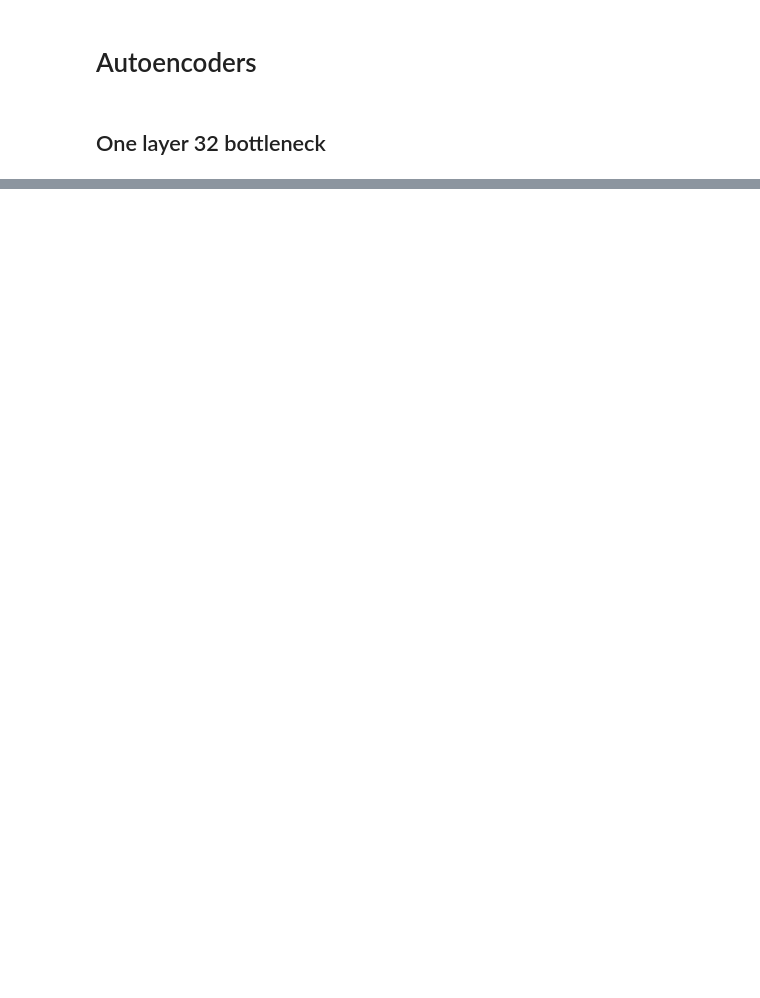
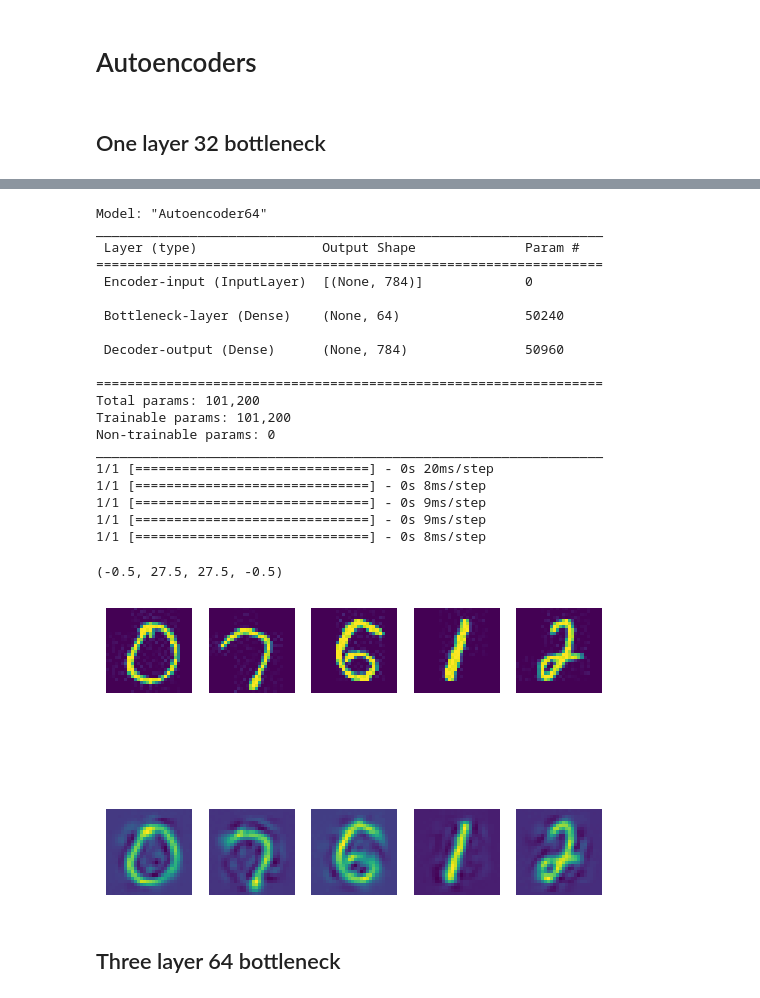
Before and after one commit to imraunav/Deep-Learning-and-Applications, a Jupyter notebook: ProgrammingAssignment4/result_analysis.ipynb, the cells around one changed output, grey strips where cells are left out. Cells and saved outputs as stored; diff of their text form; code cells hidden in the pictures; blank space fills up the shorter version.

```diff
--- a/ProgrammingAssignment4/result_analysis.ipynb
+++ b/ProgrammingAssignment4/result_analysis.ipynb
@@ -269,0 +486,77 @@ plt.axis('off')
+# %%
+model = load_model("./autoencoder_models/autoencoder_1layer_64.h5")
+# %%
+model.summary()
+
+plt.figure()
+plt.subplot(2,5,1)
+# plt.title("Original")
+plt.imshow(class1.reshape((28,28)))
+plt.axis('off')
+
+plt.subplot(2,5,2)
+plt.imshow(class2.reshape((28,28)))
+plt.axis('off')
+
+plt.subplot(2,5,3)
+plt.imshow(class3.reshape((28,28)))
+plt.axis('off')
+
+plt.subplot(2,5,4)
+plt.imshow(class4.reshape((28,28)))
+plt.axis('off')
+
+plt.subplot(2,5,5)
+plt.imshow(class5.reshape((28,28)))
+plt.axis('off')
+
+plt.subplot(2,5,6)
+# plt.title("Original")
+recon_class1 = model.predict(class1.reshape((1, -1)))
+plt.imshow(recon_class1.reshape((28,28)))
+plt.axis('off')
+
+plt.subplot(2,5,7)
+recon_class2 = model.predict(class2.reshape((1, -1)))
+plt.imshow(recon_class2.reshape((28,28)))
+plt.axis('off')
+
+plt.subplot(2,5,8)
+recon_class3 = model.predict(class3.reshape((1, -1)))
+plt.imshow(recon_class3.reshape((28,28)))
+plt.axis('off')
+
+plt.subplot(2,5,9)
+recon_class4 = model.predict(class4.reshape((1, -1)))
+plt.imshow(recon_class4.reshape((28,28)))
+plt.axis('off')
+
+plt.subplot(2,5,10)
+recon_class5 = model.predict(class5.reshape((1, -1)))
+plt.imshow(recon_class5.reshape((28,28)))
+plt.axis('off')
+# %% [output]
+Model: "Autoencoder64"
+_________________________________________________________________
+ Layer (type)                Output Shape              Param #
+=================================================================
+ Encoder-input (InputLayer)  [(None, 784)]             0
+
+ Bottleneck-layer (Dense)    (None, 64)                50240
+
+ Decoder-output (Dense)      (None, 784)               50960
+
+=================================================================
+Total params: 101,200
+Trainable params: 101,200
+Non-trainable params: 0
+_________________________________________________________________
+1/1 [==============================] - 0s 20ms/step
+1/1 [==============================] - 0s 8ms/step
+1/1 [==============================] - 0s 9ms/step
+1/1 [==============================] - 0s 9ms/step
+1/1 [==============================] - 0s 8ms/step
+(-0.5, 27.5, 27.5, -0.5)
+[figure, added]
+# %% [markdown]
+## Three layer 64 bottleneck
```
Also changed, not shown: parts of 38 cells of this notebook.
